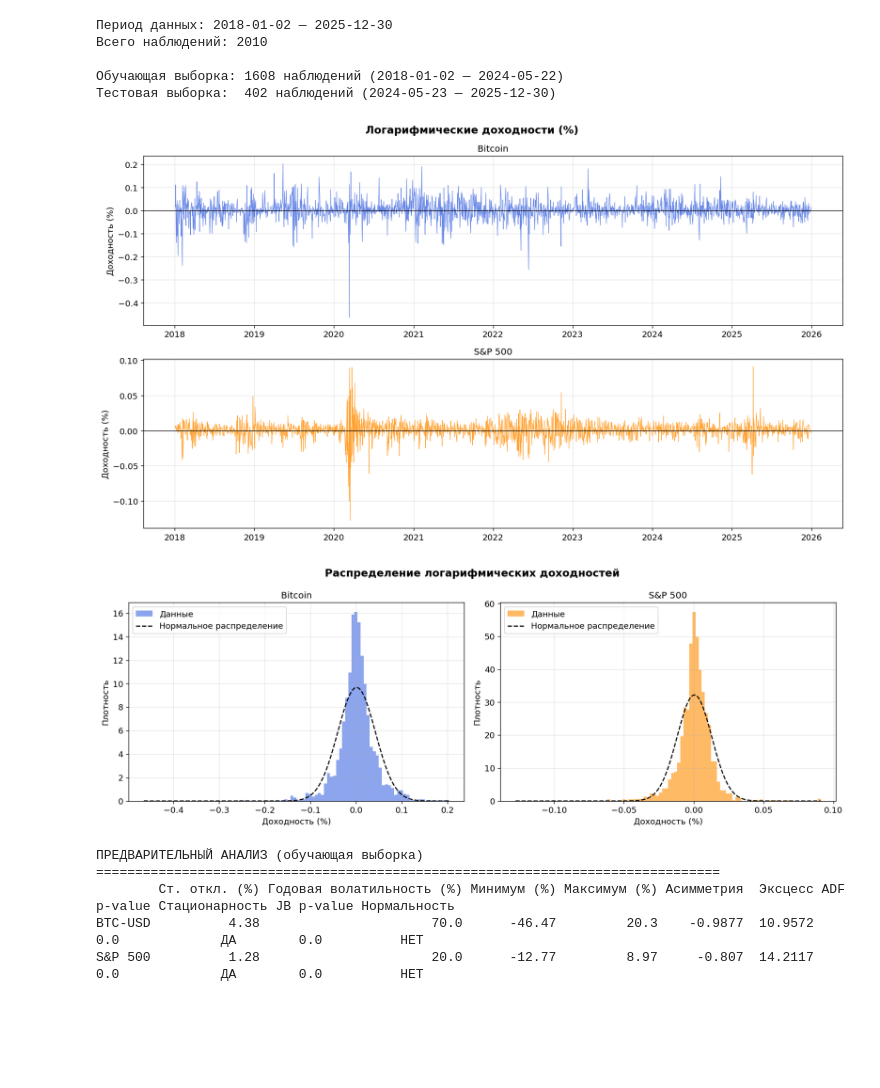
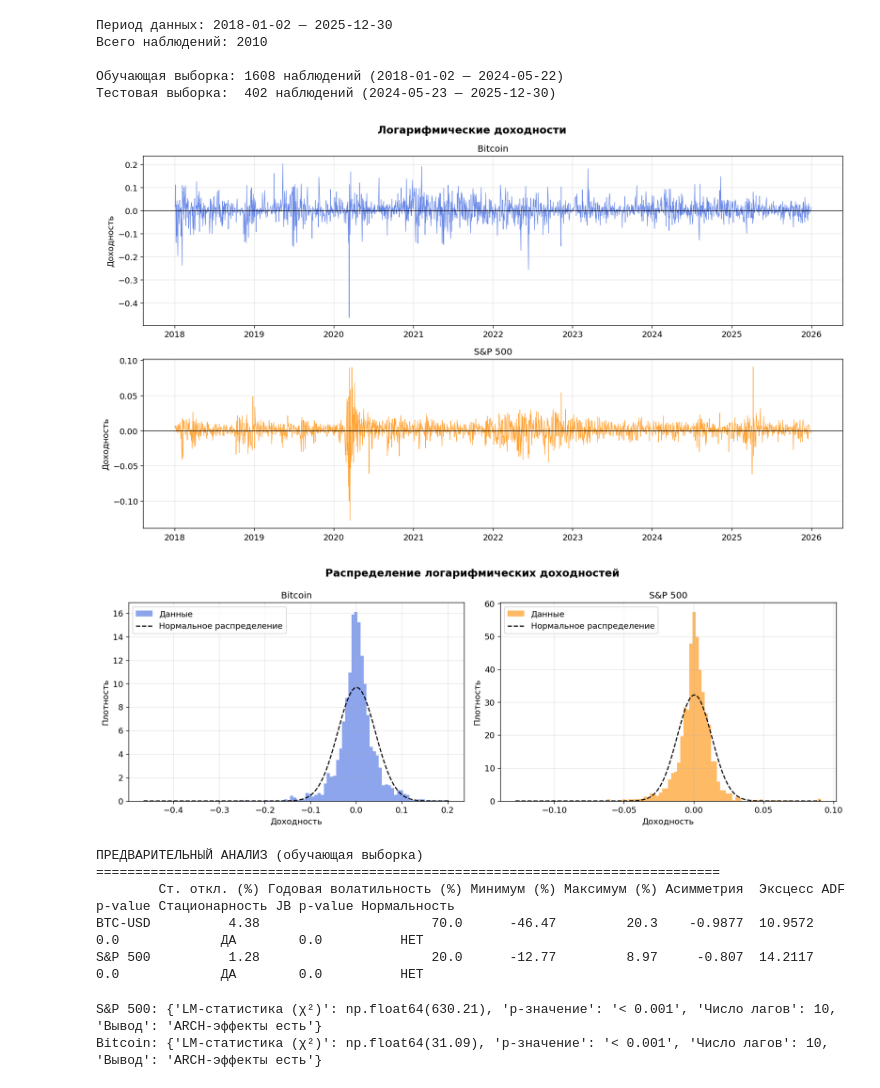
Before and after one commit to kdnvnadya/garch-volatility, a Jupyter notebook: Analysis of S&P 500 and Bitcoin Volatility Using GARCH Models.ipynb, the cells around one changed output. Cells and saved outputs as stored; diff of their text form; code cells hidden in the pictures; blank space fills up the shorter version.

Commit message:
ошибки исправлены/LM-тест на наличие ARCH-эффектов/AIC/BIC/коэффициенты/условная волатильность

```diff
--- a/Analysis of S&P 500 and Bitcoin Volatility Using GARCH Models.ipynb
+++ b/Analysis of S&P 500 and Bitcoin Volatility Using GARCH Models.ipynb
@@ -90,51 +89,51 @@ sp500_test  = test_data['^GSPC']
 # Логарифмические доходности
 
 fig, axes = plt.subplots(2, 1, figsize=(14, 8))
-fig.suptitle('Логарифмические доходности (%)', fontsize=14, fontweight='bold')
+fig.suptitle('Логарифмические доходности', fontsize=14, fontweight='bold')
 
 axes[0].plot(returns['BTC-USD'], color='royalblue', linewidth=0.7, alpha=0.8)
 axes[0].set_title('Bitcoin', fontsize=12)
-axes[0].set_ylabel('Доходность (%)')
+axes[0].set_ylabel('Доходность')
 axes[0].axhline(0, color='black', linewidth=0.8)
 axes[0].grid(True, alpha=0.3)
 
 axes[1].plot(returns['^GSPC'], color='darkorange', linewidth=0.7, alpha=0.8)
 axes[1].set_title('S&P 500', fontsize=12)
-axes[1].set_ylabel('Доходность (%)')
+axes[1].set_ylabel('Доходность')
 axes[1].axhline(0, color='black', linewidth=0.8)
 axes[1].grid(True, alpha=0.3)
 
 plt.tight_layout()
 plt.show()
 
 # Гистограммы доходностей с наложенной нормальной кривой
 fig, axes = plt.subplots(1, 2, figsize=(14, 5))
 fig.suptitle('Распределение логарифмических доходностей', fontsize=14, fontweight='bold')
 
 for ax, series, label, color in zip(
         axes,
         [returns['BTC-USD'], returns['^GSPC']],
         ['Bitcoin', 'S&P 500'],
         ['royalblue', 'darkorange']):
 
     ax.hist(series, bins=100, density=True, color=color, alpha=0.6, label='Данные')
 
     # Нормальная кривая для сравнения
     x = np.linspace(series.min(), series.max(), 300)
     ax.plot(x, stats.norm.pdf(x, series.mean(), series.std()),
             'k--', linewidth=1.5, label='Нормальное распределение')
 
     ax.set_title(label, fontsize=12)
-    ax.set_xlabel('Доходность (%)')
+    ax.set_xlabel('Доходность')
     ax.set_ylabel('Плотность')
     ax.legend()
     ax.grid(True, alpha=0.3)
 
 plt.tight_layout()
 plt.show()
 # %% [output]
-[figure, old version]
+[figure, new version]
-[figure, old version]
+[figure, new version]
 # %%
 print("ПРЕДВАРИТЕЛЬНЫЙ АНАЛИЗ (обучающая выборка)")
 print("=" * 80)
@@ -167,3 +166,28 @@ print(analysis_df.to_string())
         Ст. откл. (%) Годовая волатильность (%) Минимум (%) Максимум (%) Асимметрия  Эксцесс ADF p-value Стационарность JB p-value Нормальность
 BTC-USD          4.38                      70.0      -46.47         20.3    -0.9877  10.9572         0.0             ДА        0.0          НЕТ
 S&P 500          1.28                      20.0      -12.77         8.97     -0.807  14.2117         0.0             ДА        0.0          НЕТ
+# %%
+from statsmodels.stats.diagnostic import het_arch
+
+NLAGS = 10
+results_arch = {}
+
+for label, series in [('S&P 500', sp500_train), ('Bitcoin', btc_train)]:
+    # Очистка от inf/nan
+    series_clean = series.dropna().replace([np.inf, -np.inf], np.nan).dropna()
+
+    # het_arch требует, чтобы ряд был стационарным по среднему (вычтем среднее)
+    resid = series_clean - series_clean.mean()
+
+    lm_stat, lm_pval, f_stat, f_pval = het_arch(resid, nlags=NLAGS)
+    results_arch[label] = {
+        'LM-статистика (χ²)': round(lm_stat, 2),
+        'p-значение': f'< 0.001' if lm_pval < 0.001 else round(lm_pval, 4),
+        'Число лагов': NLAGS,
+        'Вывод': 'ARCH-эффекты есть' if lm_pval < 0.05 else 'ARCH-эффекты не обнаружены',
+    }
+for label, res in results_arch.items():
+    print(f"{label}: {res}")
+# %% [output]
+S&P 500: {'LM-статистика (χ²)': np.float64(630.21), 'p-значение': '< 0.001', 'Число лагов': 10, 'Вывод': 'ARCH-эффекты есть'}
+Bitcoin: {'LM-статистика (χ²)': np.float64(31.09), 'p-значение': '< 0.001', 'Число лагов': 10, 'Вывод': 'ARCH-эффекты есть'}
```
Also changed, not shown: parts of 5 cells of this notebook.
